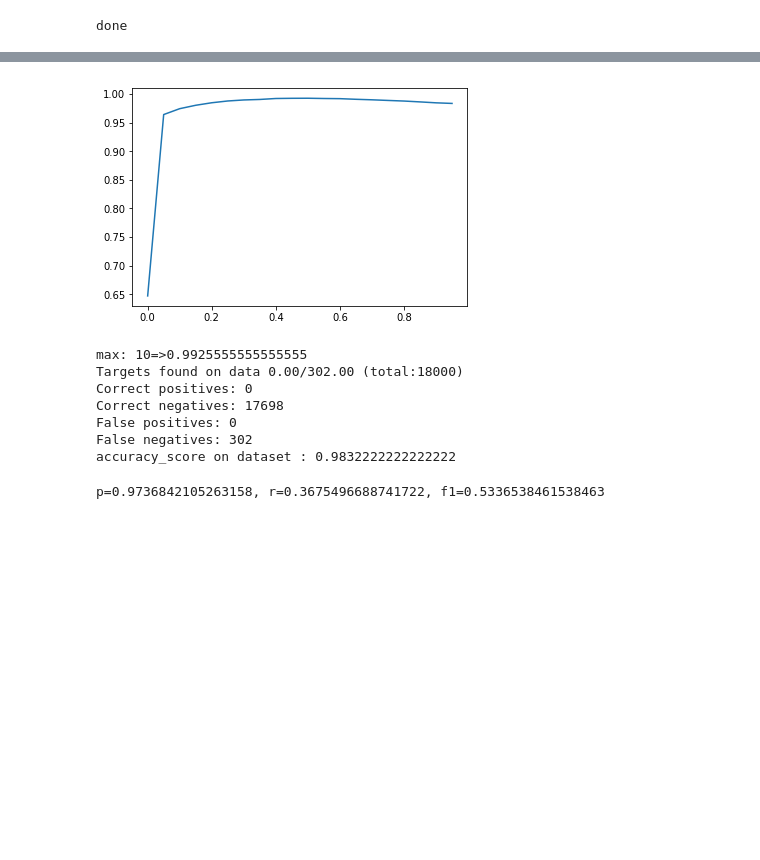
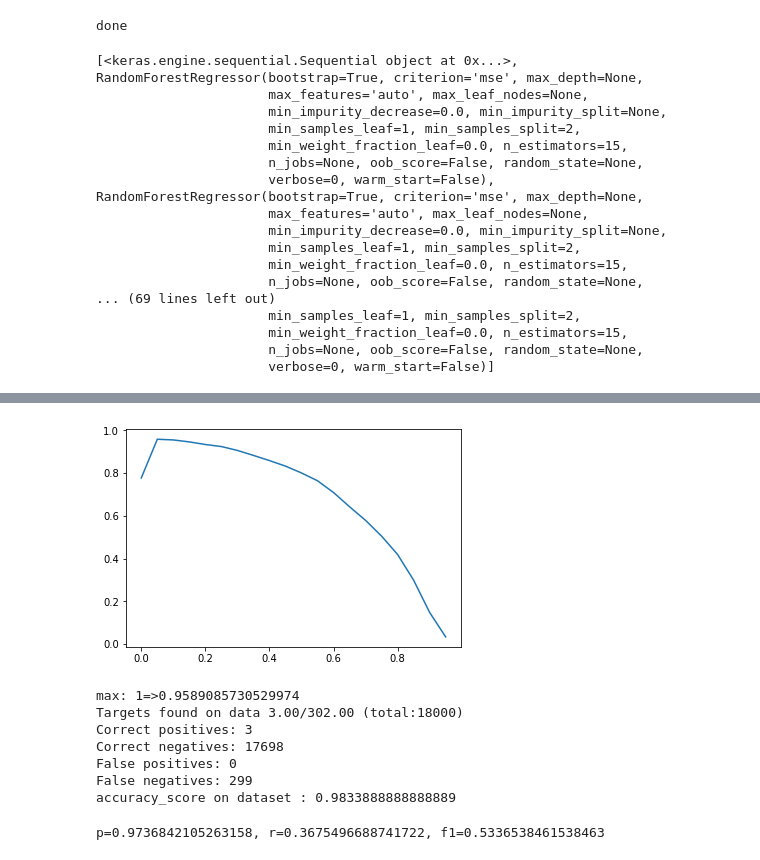
Before and after one commit to kelvinwop/conocophilips-equipment-fails-predictions, a Jupyter notebook: nn test.ipynb, the cells around one changed output, grey strips where cells are left out. Drawn from its saved outputs; the diff is of its cells as text; code cells hidden in the pictures; blank space fills up the shorter version.

```diff
--- a/nn test.ipynb
+++ b/nn test.ipynb
@@ -207,7 +207,7 @@ def get_superforest_predictions(rf_list, dataset, solutions=None, cutoff=0.8, ge
     # Accuracy Score on train dataset
     if acc_met == "f1":
         try:
-            p=tp/(tp+fp)
+            p=tn/(tn+fp)
             r=tp/(tp+fn)
             accuracy_train=2*p*r/(p+r)
         except ZeroDivisionError:
@@ -220,8 +220,8 @@ def get_superforest_predictions(rf_list, dataset, solutions=None, cutoff=0.8, ge
         return accuracy_train
     return predict_train
 
-def train_superforest(inputs, solutions, SUPERFOREST_SIZE=25, jobs=6, est=20):
-    return Parallel(n_jobs=jobs)(delayed(pforest)(inputs, solutions, est=est) for _ in tqdm_notebook(range(SUPERFOREST_SIZE)))
+def train_superforest(inputs, solutions, SUPERFOREST_SIZE=1, jobs=6, est=20, subset=True):
+    return Parallel(n_jobs=jobs)(delayed(pforest)(inputs, solutions, est=est, subset=subset) for _ in tqdm_notebook(range(SUPERFOREST_SIZE)))
 
 def train_superforest2(inputs, solutions, SUPERFOREST_SIZE=25, verbose=0):
     models = list()
@@ -254,7 +254,7 @@ False positives: 113
 False negatives: 64
 accuracy_score on dataset : 0.9901666666666666
 # %%
-rf_list = train_superforest(X_train, y_train, SUPERFOREST_SIZE=15, est=15)
+rf_list = train_superforest(X_train, y_train, SUPERFOREST_SIZE=1, est=150, subset=False)
 print("done")
 # %% [output]
 [interactive output not drawn]
@@ -289,27 +289,45 @@ rf_list[0] = model
 # %%
 x=[(i/20) for i in range(20)]
 y=list()
+print(rf_list)
 from tqdm import tqdm_notebook
 for i in tqdm_notebook(range(20)):
-    ye = get_superforest_predictions(rf_list, X_valid, solutions=y_valid, cutoff=i/20, get_acc=True, do_print=False, acc_met="notf1")
+    ye = get_superforest_predictions(rf_list[:1], X_valid, solutions=y_valid, cutoff=i/20, get_acc=True, do_print=False, acc_met="f1")
     y.append(ye)
 import matplotlib.pyplot as plt
 %matplotlib inline
 plt.plot(x,y)
 plt.show()
 print("max: %s=>%s" % (np.argmax(y), np.amax(y)))
 
 garbage=get_superforest_predictions(rf_list, X_valid, solutions=y_valid, cutoff=np.amax(y))
 # %% [output]
+[<keras.engine.sequential.Sequential object at 0x...>, RandomForestRegressor(bootstrap=True, criterion='mse', max_depth=None,
+                      max_features='auto', max_leaf_nodes=None,
+                      min_impurity_decrease=0.0, min_impurity_split=None,
+                      min_samples_leaf=1, min_samples_split=2,
+                      min_weight_fraction_leaf=0.0, n_estimators=15,
+                      n_jobs=None, oob_score=False, random_state=None,
+                      verbose=0, warm_start=False), RandomForestRegressor(bootstrap=True, criterion='mse', max_depth=None,
+                      max_features='auto', max_leaf_nodes=None,
+                      min_impurity_decrease=0.0, min_impurity_split=None,
+                      min_samples_leaf=1, min_samples_split=2,
+                      min_weight_fraction_leaf=0.0, n_estimators=15,
+                      n_jobs=None, oob_score=False, random_state=None,
+... (69 lines left out)
+                      min_samples_leaf=1, min_samples_split=2,
+                      min_weight_fraction_leaf=0.0, n_estimators=15,
+                      n_jobs=None, oob_score=False, random_state=None,
+                      verbose=0, warm_start=False)]
 [interactive output not drawn]
-[figure, old version]
+[figure, new version]
-max: 10=>0.9925555555555555
-Targets found on data 0.00/302.00 (total:18000)
-Correct positives: 0
-Correct negatives: 17698
-False positives: 0
-False negatives: 302
-accuracy_score on dataset : 0.9832222222222222
+max: 1=>0.9589085730529974
+Targets found on data 3.00/302.00 (total:18000)
+Correct positives: 3
+Correct negatives: 17698
+False positives: 0
+False negatives: 299
+accuracy_score on dataset : 0.9833888888888889
 # %%
 c_set = test[numeric_cols].values
 vals=get_superforest_predictions(rf_list, c_set)
```
Also changed, not shown: 3 other files.
